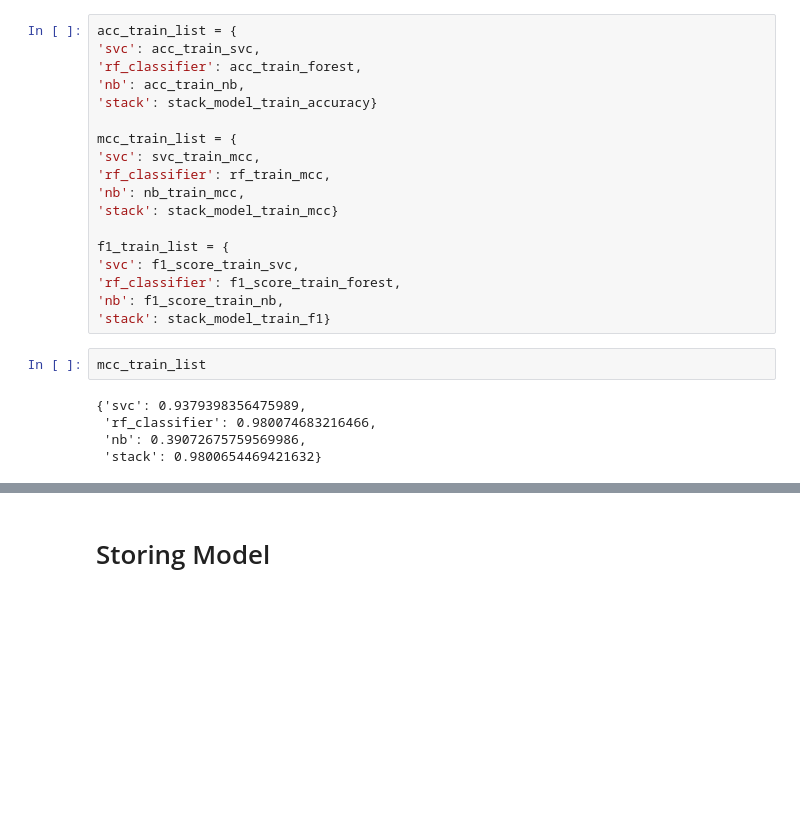
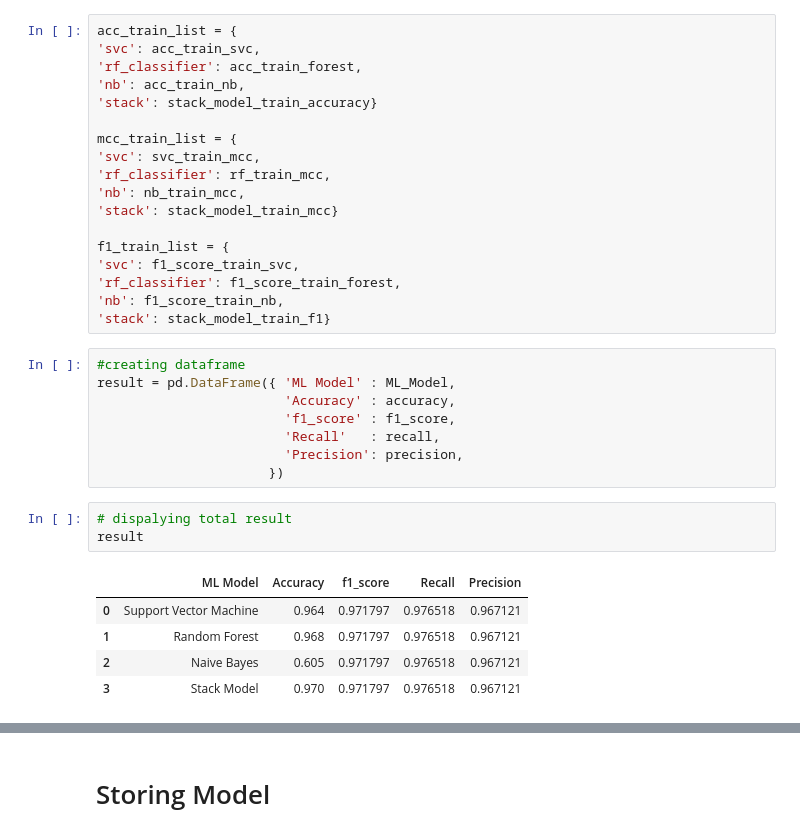
Before and after one commit to earlfranciss/SwiftShield, a Jupyter notebook: ai-models/ClassifierModel.ipynb, the cells around one changed output, grey strips where cells are left out. Saved outputs shown, nothing was run; the diff lists cells and outputs as text; blank space fills up the shorter version.

```diff
--- a/ai-models/ClassifierModel.ipynb
+++ b/ai-models/ClassifierModel.ipynb
@@ -653,13 +703,23 @@ f1_train_list = {
 'rf_classifier': f1_score_train_forest,
 'nb': f1_score_train_nb,
 'stack': stack_model_train_f1}
-# %%
-mcc_train_list
-# %% [output]
-{'svc': 0.9379398356475989,
- 'rf_classifier': 0.980074683216466,
- 'nb': 0.39072675759569986,
- 'stack': 0.9800654469421632}
+# %%
+#creating dataframe
+result = pd.DataFrame({ 'ML Model' : ML_Model,
+                        'Accuracy' : accuracy,
+                        'f1_score' : f1_score,
+                        'Recall'   : recall,
+                        'Precision': precision,
+                      })
+# %%
+# dispalying total result
+result
+# %% [output]
+|  | ML Model | Accuracy | f1_score | Recall | Precision |
+| 0 | Support Vector Machine | 0.964 | 0.971797 | 0.976518 | 0.967121 |
+| 1 | Random Forest | 0.968 | 0.971797 | 0.976518 | 0.967121 |
+| 2 | Naive Bayes | 0.605 | 0.971797 | 0.976518 | 0.967121 |
+| 3 | Stack Model | 0.970 | 0.971797 | 0.976518 | 0.967121 |
 # %%
 import pandas as pd
 
```
Also changed, not shown: parts of 16 cells of this notebook, 7 other files.
